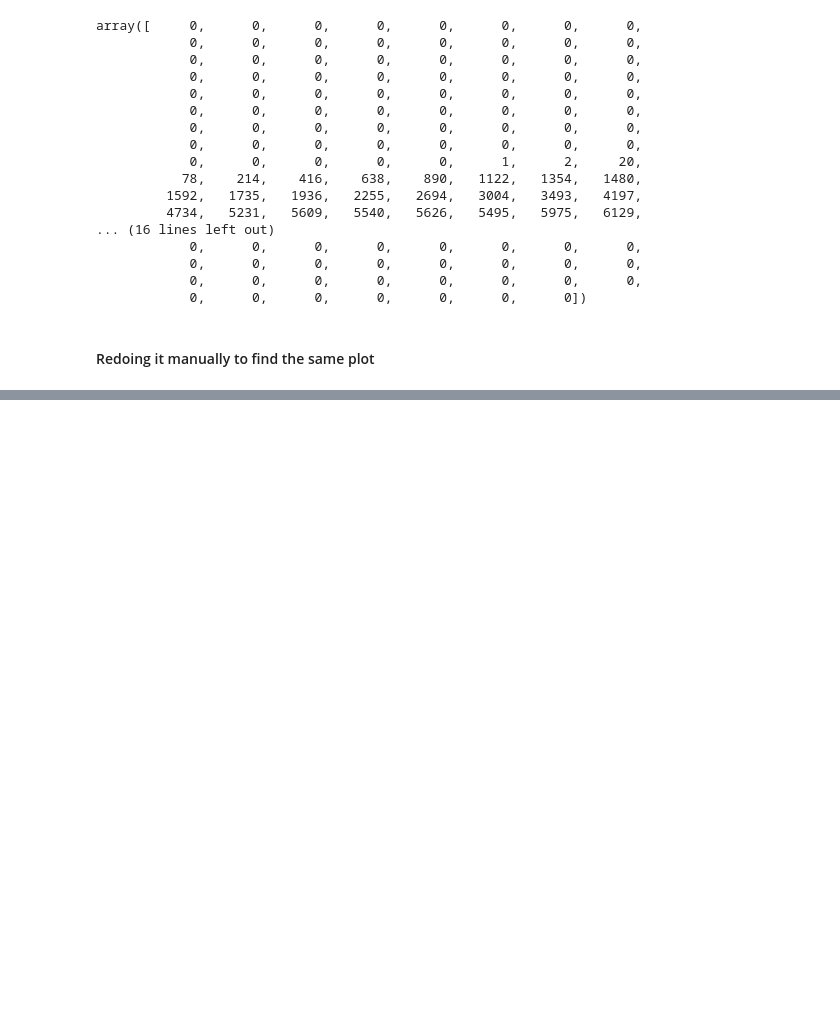
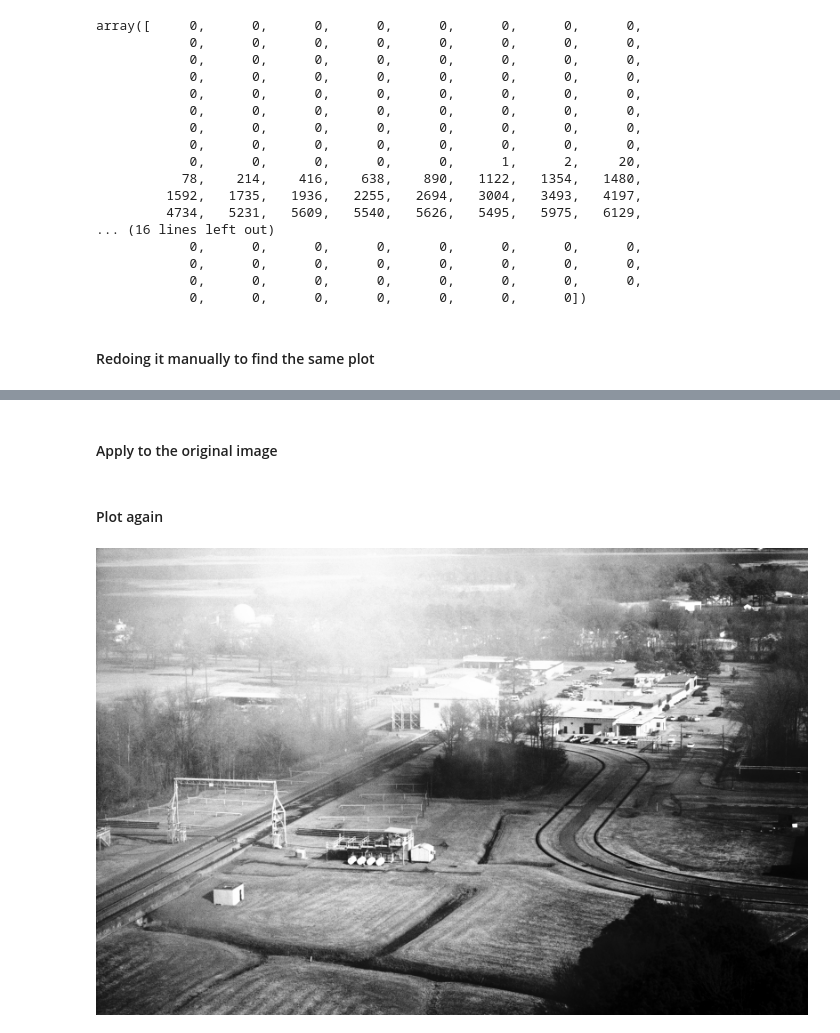
Before and after one commit to MubashirullahD/diplab06, a Jupyter notebook: Histogram Equalization.ipynb, the cells around one changed output, grey strips where cells are left out. Drawn from its saved outputs; the diff is of its cells as text; code cells hidden in the pictures; blank space fills up the shorter version.

```diff
--- a/Histogram Equalization.ipynb
+++ b/Histogram Equalization.ipynb
@@ -68,0 +92,6 @@ freqdict
+# %%
+mapdict = dict()
+cf = 0
+for x, y in freqdict.iteritems():
+    cf = cf + y
+    mapdict[x] = int(cf * 255)
@@ -68,0 +118,13 @@ freqdict
+# %% [markdown]
+#### Apply to the original image
+# %%
+for x in range(img.shape[0]):
+    for y in range(img.shape[1]):
+        i = img[x][y]
+        img[x][y] = mapdict[i]
+# %% [markdown]
+#### Plot again
+# %%
+Image.fromarray(img)
+# %% [output]
+[figure, added]
```
Also changed, not shown: parts of 5 cells of this notebook.
